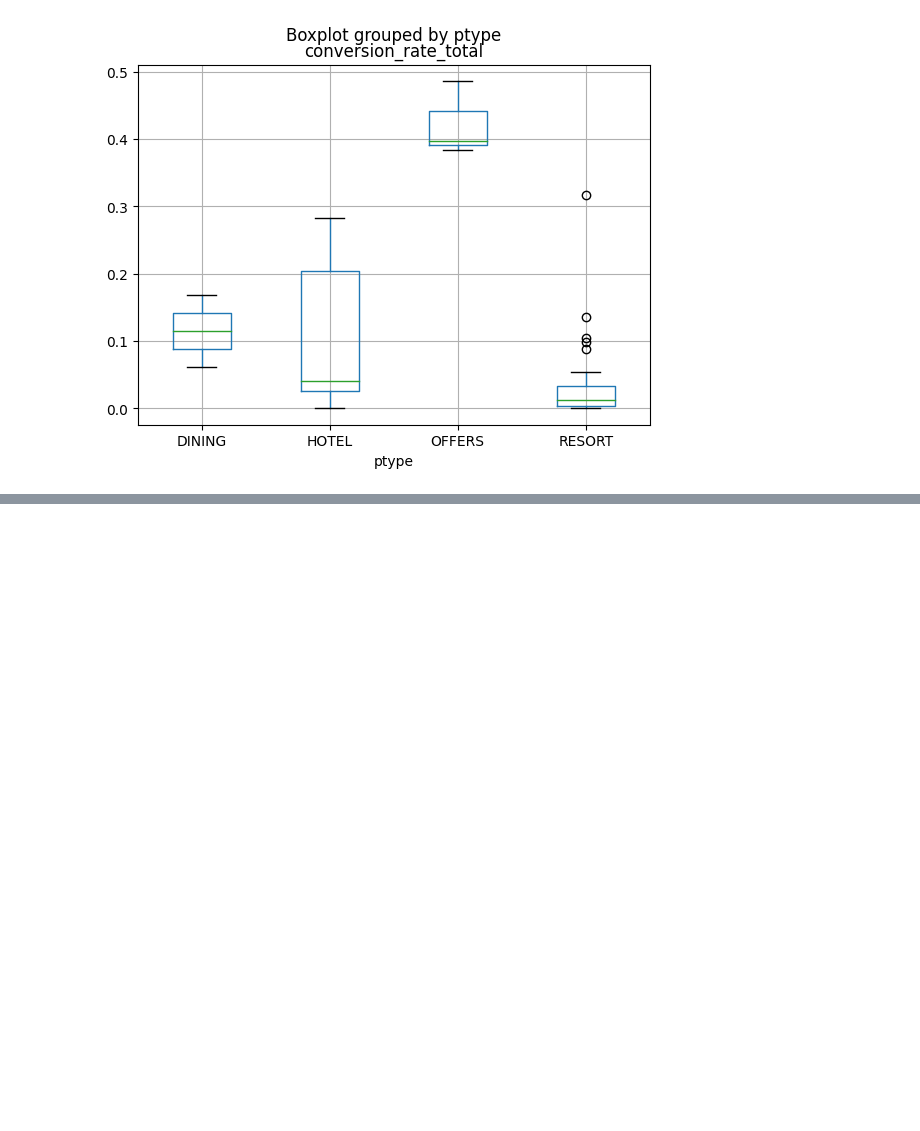
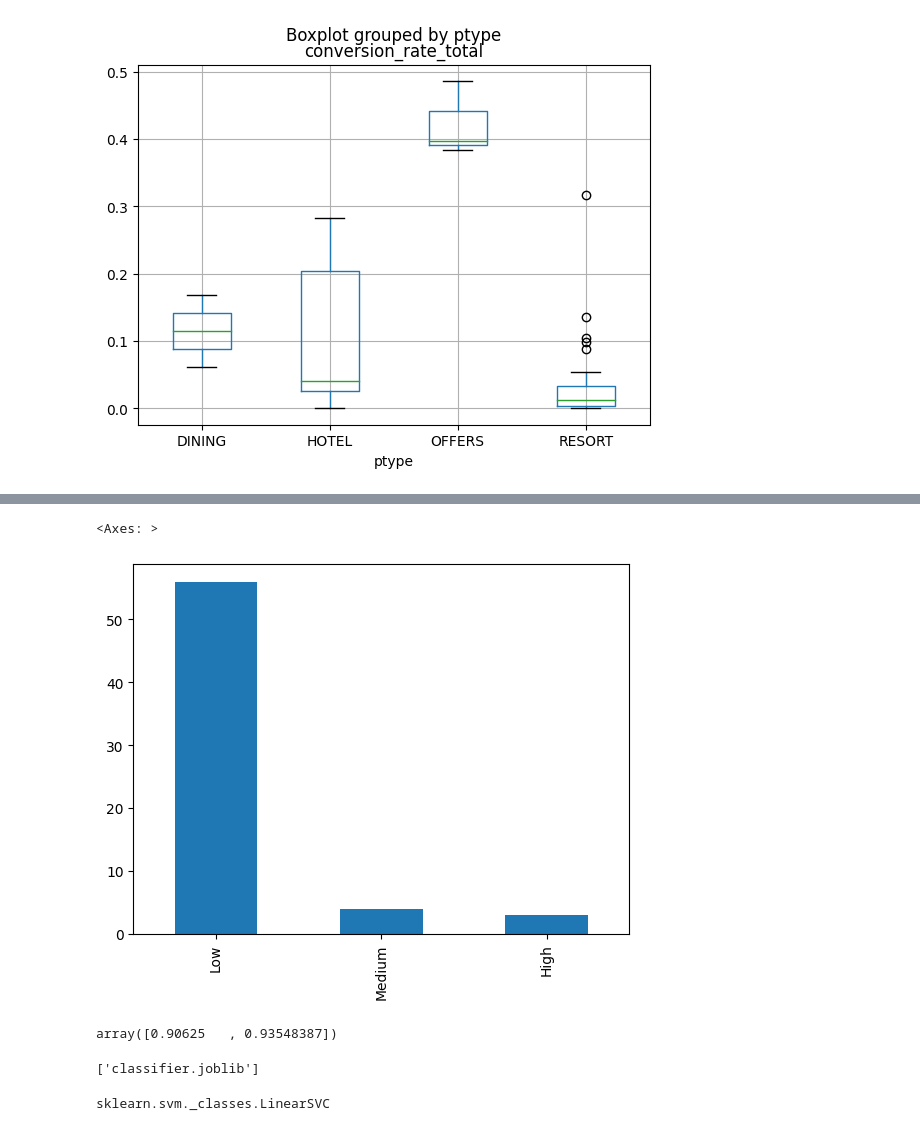
Before and after one commit to h-tracey/adirani-hackathon-2023, a Jupyter notebook: page_conversions.ipynb, the cells around one changed output, grey strips where cells are left out. Drawn from its saved outputs; the diff is of its cells as text; code cells hidden in the pictures; blank space fills up the shorter version.

Commit message:
added linear svc model classifier

```diff
--- a/page_conversions.ipynb
+++ b/page_conversions.ipynb
@@ -27,0 +41,27 @@ df.boxplot('conversion_rate_total', by='ptype')
+# %%
+df['conversion_intent'].value_counts().plot(kind='bar')
+# %% [output]
+<Axes: >
+[figure, added]
+# %%
+from sklearn import svm
+from sklearn.model_selection import cross_val_score
+x = df.loc[:, ['ptype', 'views_per_user']]
+x = pd.concat([pd.get_dummies(df.ptype), df.views_per_user], axis=1)
+y = df['conversion_intent']
+clf = svm.LinearSVC()
+scores = cross_val_score(clf, x, y, cv=2)
+scores
+# %% [output]
+array([0.90625   , 0.93548387])
+# %%
+from joblib import dump
+dump(clf, 'classifier.joblib')
+# %% [output]
+['classifier.joblib']
+# %%
+from joblib import load
+unfrozen = load('classifier.joblib')
+type(unfrozen)
+# %% [output]
+sklearn.svm._classes.LinearSVC
```
Also changed, not shown: parts of 3 cells of this notebook.
